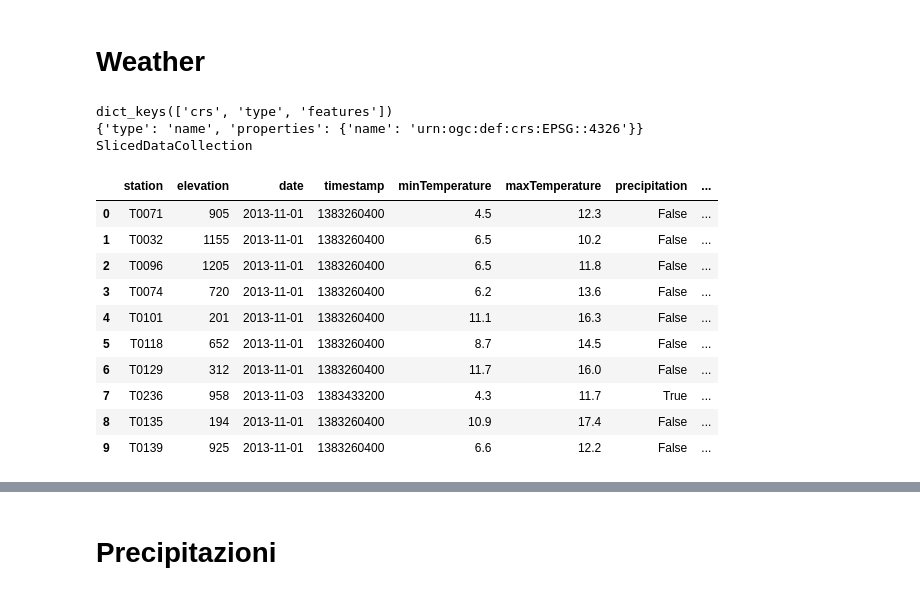
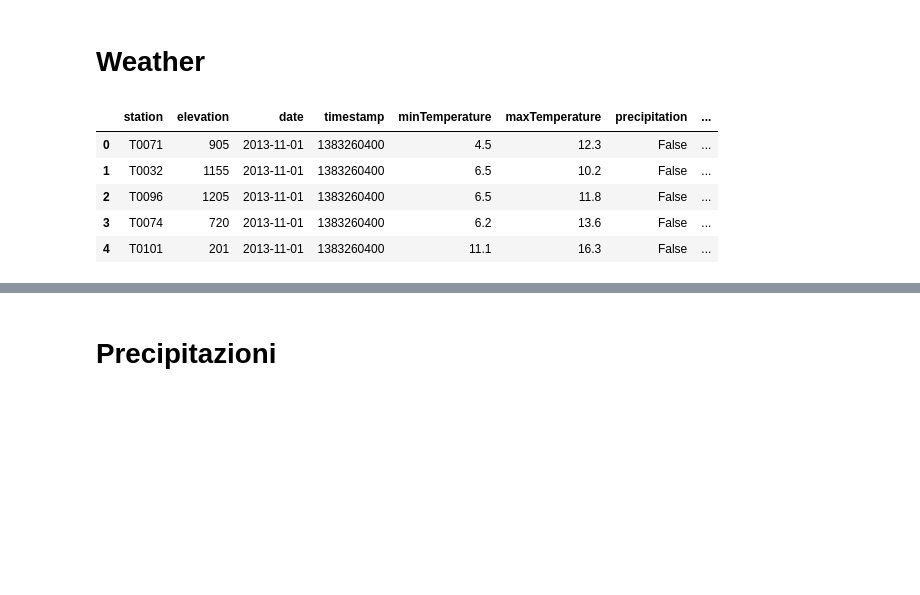
Before and after one commit to devix2/IntroToDS_FinalProject, a Jupyter notebook: SocialPulse(noCC)/Import Dati.ipynb, the cells around one changed output, grey strips where cells are left out. Saved outputs shown, nothing was run; the diff lists cells and outputs as text; code cells hidden in the pictures; blank space fills up the shorter version.

Commit message:
Fine secondo giorno
Finito circa gli import, Salvato twitter_final con i tweets da correlare
Serve iniziare EDA

```diff
--- a/SocialPulse(noCC)/Import Dati.ipynb
+++ b/SocialPulse(noCC)/Import Dati.ipynb
@@ -80,41 +84,28 @@ tweets.head(10)
 # %%
 """
 #Fallisce ad importare
 weather=m_d.safe_import("weather")
 weather
+#Come prima ho metadati
 """
 weather_json = json.load( open(m_d.data_path / m_d.files['weather'][0]) )
-print(tweets_json.keys())
-print(tweets_json['crs'])
-print(tweets_json['type'])
-
-
-#Come prima ho metadati
 weather = gpd.GeoDataFrame(weather_json['features'])
 
 
 #Elimino le colonne del vento (dati molto incompleti)
 weather.drop(weather.columns[list(range(202,298))], axis=1, inplace=True)
 weather.drop(columns=['minWind', "maxWind"], inplace=True)
 
 #Svolgiamo infine i punti geometrici
 weather['geometry'] = weather['geomPoint.geom'].apply(lambda x:Point(x['coordinates'][0], x['coordinates'][1]))
 weather.drop(columns=['geomPoint.geom'],inplace=True)
 
 pd.set_option('display.max_columns', None)
-weather.head(10)
+weather.head(5)
 # %% [output]
-dict_keys(['crs', 'type', 'features'])
-{'type': 'name', 'properties': {'name': 'urn:ogc:def:crs:EPSG::4326'}}
-SlicedDataCollection
 |  | station | elevation | date | timestamp | minTemperature | maxTemperature | precipitation | ... |
 | 0 | T0071 | 905 | 2013-11-01 | 1383260400 | 4.5 | 12.3 | False | ... |
 | 1 | T0032 | 1155 | 2013-11-01 | 1383260400 | 6.5 | 10.2 | False | ... |
 | 2 | T0096 | 1205 | 2013-11-01 | 1383260400 | 6.5 | 11.8 | False | ... |
 | 3 | T0074 | 720 | 2013-11-01 | 1383260400 | 6.2 | 13.6 | False | ... |
 | 4 | T0101 | 201 | 2013-11-01 | 1383260400 | 11.1 | 16.3 | False | ... |
-| 5 | T0118 | 652 | 2013-11-01 | 1383260400 | 8.7 | 14.5 | False | ... |
-| 6 | T0129 | 312 | 2013-11-01 | 1383260400 | 11.7 | 16.0 | False | ... |
-| 7 | T0236 | 958 | 2013-11-03 | 1383433200 | 4.3 | 11.7 | True | ... |
-| 8 | T0135 | 194 | 2013-11-01 | 1383260400 | 10.9 | 17.4 | False | ... |
-| 9 | T0139 | 925 | 2013-11-01 | 1383260400 | 6.6 | 12.2 | False | ... |
```
Also changed, not shown: parts of 10 cells of this notebook, 3 other files.
